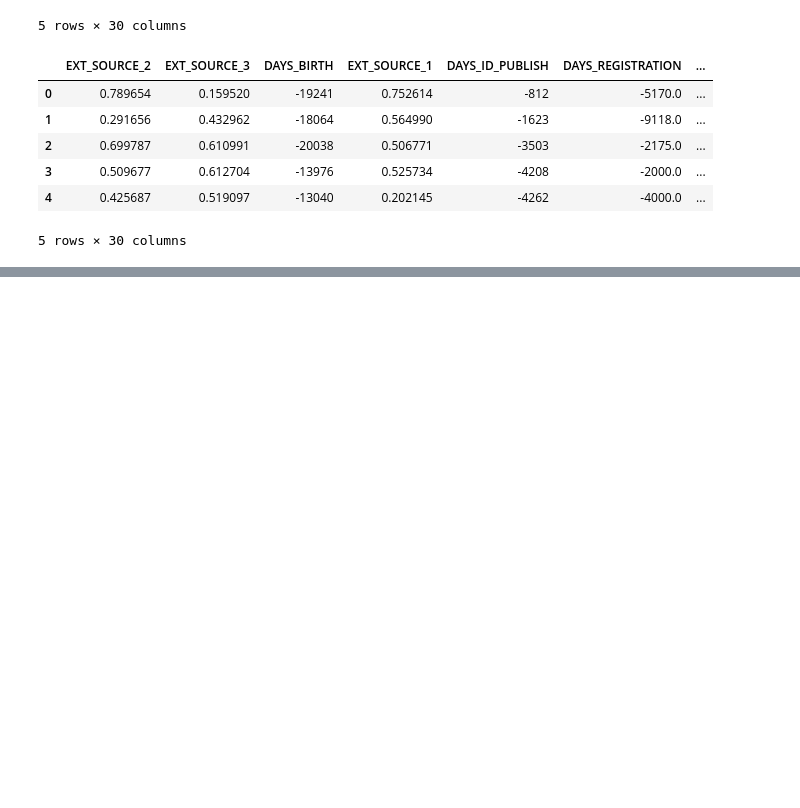
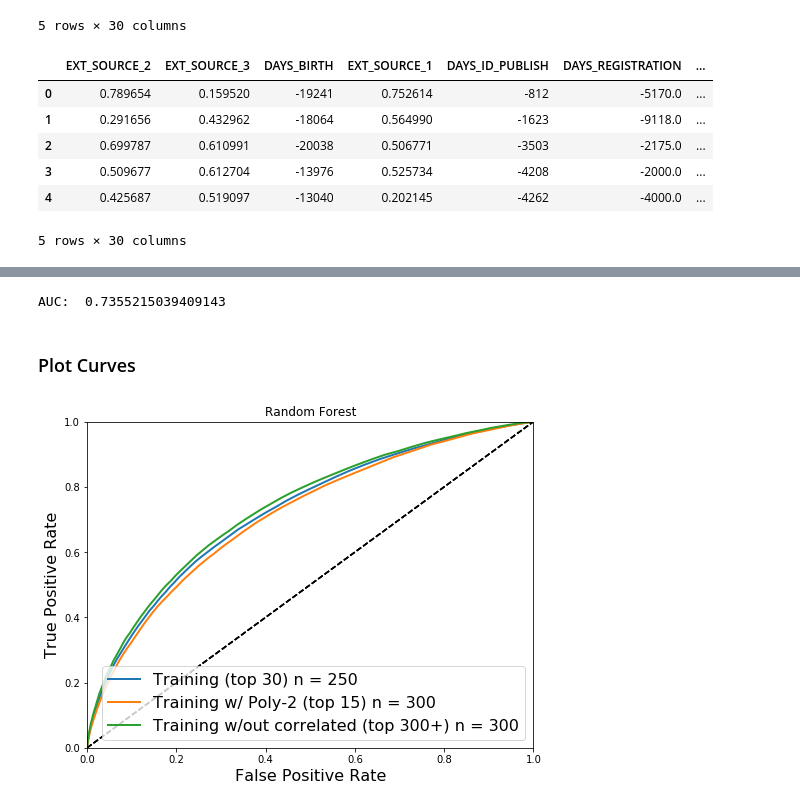
Before and after one commit to JoanieL/MLFinalProject, a Jupyter notebook: MLProject_FeatureEngineering_Modelling.ipynb, the cells around one changed output, grey strips where cells are left out. Cells and saved outputs as stored; diff of their text form; code cells hidden in the pictures; blank space fills up the shorter version.

```diff
--- a/MLProject_FeatureEngineering_Modelling.ipynb
+++ b/MLProject_FeatureEngineering_Modelling.ipynb
@@ -182,0 +439,5 @@ print "\nArea under the ROC curve : %f" % roc_auc_knn
+# %%
+# Select columns with correlations above threshold
+corr_columns = [column for column in upper.columns if any(upper[column] > threshold)]
+
+print('There are %d columns to remove.' % (len(corr_columns)))
@@ -182,0 +466,6 @@ print "\nArea under the ROC curve : %f" % roc_auc_knn
+# %%
+top_training_df = top_training_df.drop(columns = corr_columns)
+top_testing_df = top_testing_df.drop(columns = corr_columns)
+
+print('Training shape: ', top_training_df.shape)
+print('Testing shape: ', top_testing_df.shape)
@@ -182,0 +475,17 @@ print "\nArea under the ROC curve : %f" % roc_auc_knn
+# %%
+# Run GridSearch cross validation with Random Forest
+
+final_rf = RandomForestClassifier(random_state=123)
+
+# Random forest (similar to before with 250 + a bit bigger 300)
+param_grid = {'n_estimators': [20, 250, 300]}
+
+# CV = 3 to cut short computational time
+grid_search_final_rf = GridSearchCV(estimator=final_rf, param_grid=param_grid , cv=3, scoring='roc_auc', verbose=100)
+
+grid_search_final_rf.fit(top_training_df, y_train)
+
+# Results of the grid search in general
+cvres = grid_search_final_rf.cv_results_
+for mean_score, params in zip(cvres["mean_test_score"], cvres["params"]):
+    print(mean_score, params)
@@ -182,0 +510,11 @@ print "\nArea under the ROC curve : %f" % roc_auc_knn
+# %%
+# Find BEST model
+
+forest_final_clf = grid_search_final_rf.best_estimator_
+y_probas_final_forest = cross_val_predict(forest_final_clf, top_training_df, y_train, cv=3, method="predict_proba")
+y_scores_final_forest = y_probas_final_forest[:, 1]
+fpr_final_forest, tpr_final_forest, thresholds_final_forest = roc_curve(y_train, y_scores_final_forest)
+
+print ("AUC: ", auc(fpr_final_forest, tpr_final_forest))
+# %% [output]
+AUC:  0.7355215039409143
@@ -182,0 +526,12 @@ print "\nArea under the ROC curve : %f" % roc_auc_knn
+# %% [markdown]
+### Plot Curves
+# %%
+plt.figure(figsize=(8, 6))
+plot_roc_curve(fpr_merge_forest, tpr_merge_forest, "Training (top 30) n = 250")
+plot_roc_curve(fpr_poly_forest, tpr_poly_forest, "Training w/ Poly-2 (top 15) n = 300")
+plot_roc_curve(fpr_final_forest, tpr_final_forest, "Training w/out correlated (top 300+) n = 300")
+plt.legend(loc="lower right", fontsize=16)
+plt.title("Random Forest")
+plt.show()
+# %% [output]
+[figure, added]
```
Also changed, not shown: parts of 85 cells of this notebook, 1 other file.
